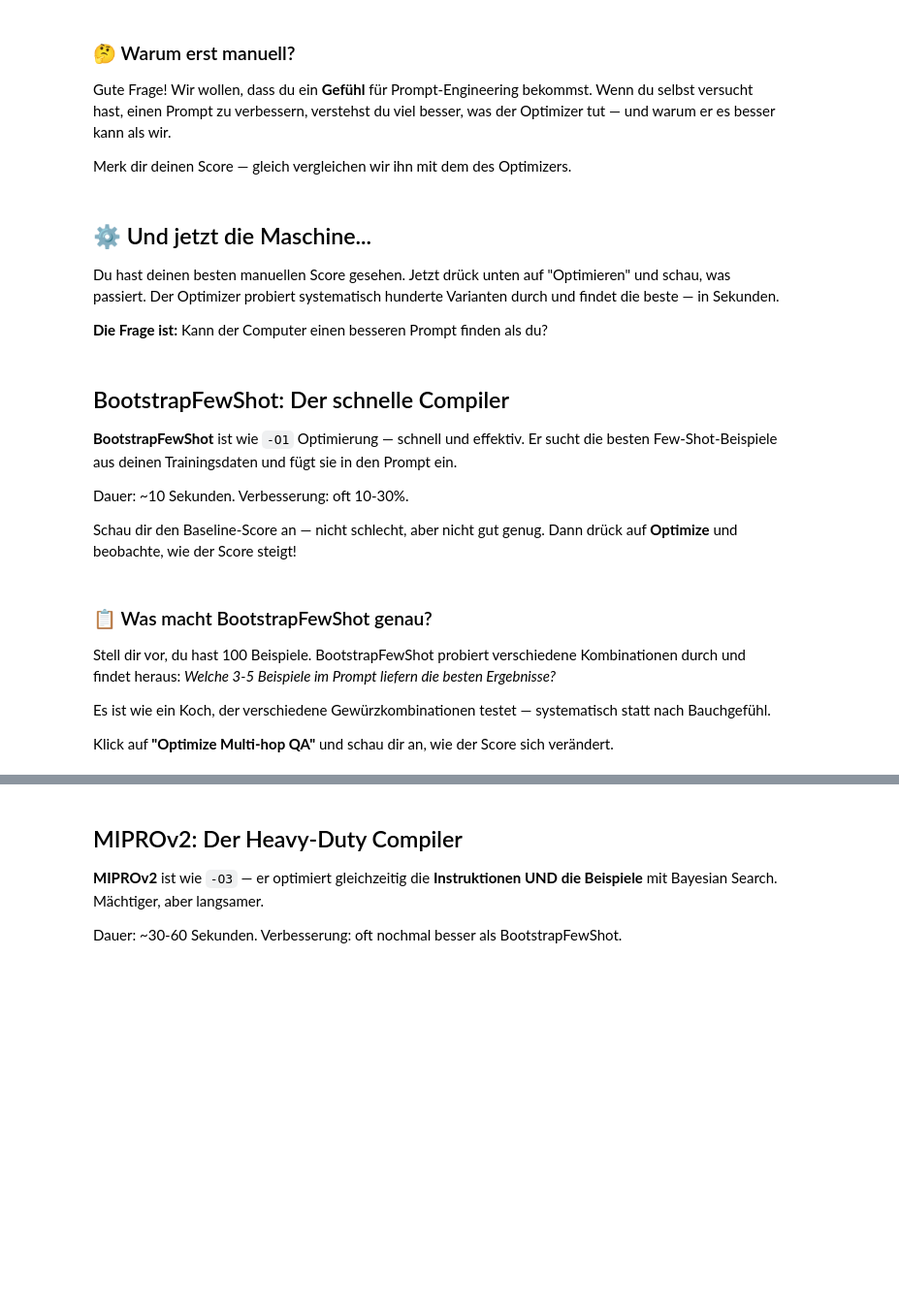
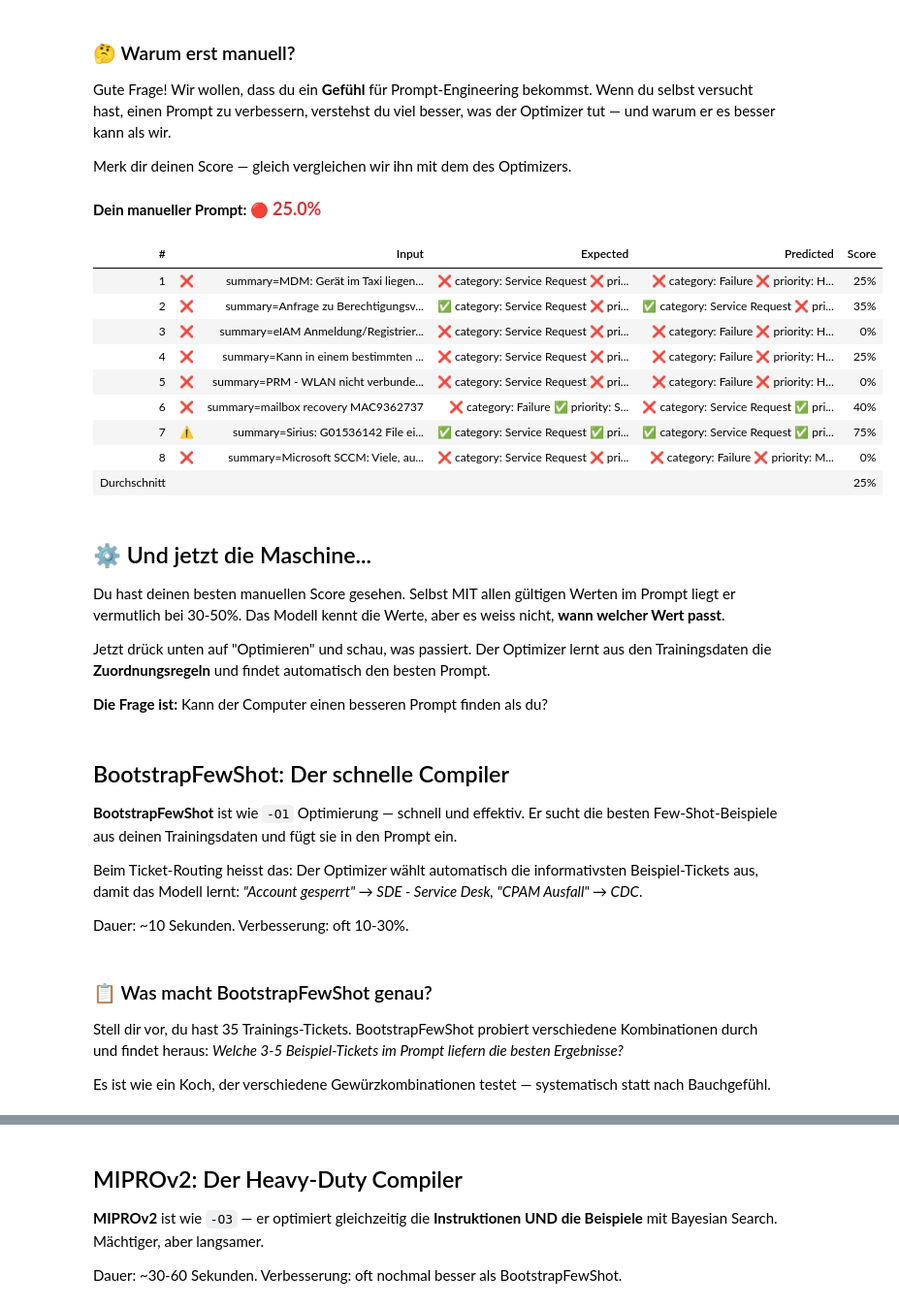
Before and after one commit to abossard/python-quart-vite-react, a Jupyter notebook: notebooks/02_optimization.ipynb, the cells around one changed output, grey strips where cells are left out. Shown at 97% size. Saved outputs shown, nothing was run; the diff lists cells and outputs as text; code cells hidden in the pictures; blank space fills up the shorter version.

```diff
--- a/notebooks/02_optimization.ipynb
+++ b/notebooks/02_optimization.ipynb
@@ -70,7 +99,34 @@ display(manual_workshop)
+# %%
+from dspy_tasks.actions import run_with_prompt
+from dspy_tasks.visualize import display_score, display_results_table
+
+# Dein manueller Versuch — ändere den Prompt und führe die Zelle erneut aus!
+MEIN_PROMPT = """Classify this IT support ticket.
+Category MUST be one of: Event NO Customer Impact, Failure, Service Request
+Priority MUST be one of: High, Medium, Standard
+Assigned group MUST be one of: SDE - Service Desk, OFC - Office & Collaboration, PRM - Premium Support, CDC - Client Design & Standard SW Integration, OUM - Incident, Helpdesk, Service-Center IKT, Service-Center IKT Bestellungen, Smartcard Office, CBCD - Container Basierte Cloud Dienste, OPC - Applikationen, DevOps - Rein, BVX - ePortal Service Line, IOM - Input / Output Mgmt., OPM - DLC Dispatching, O-SDK, ESTV-RSS-Stammdaten, FIB - BIT Store Bollwerk, Immobilien BAZG, Bedarfsmanagement, Güter und Ausrüstung"""
+
+result = run_with_prompt("ticket_routing", MEIN_PROMPT, max_eval=8)
+display_score("Dein manueller Prompt", result.score)
+display_results_table(result.individual_scores)
+# %% [output]
+Dein manueller Prompt: 🔴 25.0%
+| # |  | Input | Expected | Predicted | Score |
+| 1 | ❌ | summary=MDM: Gerät im Taxi liegen... | ❌ category: Service Request ❌ pri... | ❌ category: Failure ❌ priority: H... | 25% |
+| 2 | ❌ | summary=Anfrage zu Berechtigungsv... | ✅ category: Service Request ❌ pri... | ✅ category: Service Request ❌ pri... | 35% |
+| 3 | ❌ | summary=eIAM Anmeldung/Registrier... | ❌ category: Service Request ❌ pri... | ❌ category: Failure ❌ priority: H... | 0% |
+| 4 | ❌ | summary=Kann in einem bestimmten ... | ❌ category: Service Request ❌ pri... | ❌ category: Failure ❌ priority: H... | 25% |
+| 5 | ❌ | summary=PRM - WLAN nicht verbunde... | ❌ category: Service Request ❌ pri... | ❌ category: Failure ❌ priority: H... | 0% |
+| 6 | ❌ | summary=mailbox recovery MAC9362737 | ❌ category: Failure ✅ priority: S... | ❌ category: Service Request ✅ pri... | 40% |
+| 7 | ⚠️ | summary=Sirius: G01536142 File ei... | ✅ category: Service Request ✅ pri... | ✅ category: Service Request ✅ pri... | 75% |
+| 8 | ❌ | summary=Microsoft SCCM: Viele, au... | ❌ category: Service Request ❌ pri... | ❌ category: Failure ❌ priority: M... | 0% |
+| Durchschnitt |  |  |  |  | 25% |
 # %% [markdown]
 ## ⚙️ Und jetzt die Maschine...
 
-Du hast deinen besten manuellen Score gesehen. Jetzt drück unten auf "Optimieren" und schau, was passiert. Der Optimizer probiert systematisch hunderte Varianten durch und findet die beste — in Sekunden.
+Du hast deinen besten manuellen Score gesehen. Selbst MIT allen gültigen Werten im Prompt liegt er vermutlich bei 30-50%. Das Modell kennt die Werte, aber es weiss nicht, **wann welcher Wert passt**.
+
+Jetzt drück unten auf "Optimieren" und schau, was passiert. Der Optimizer lernt aus den Trainingsdaten die **Zuordnungsregeln** und findet automatisch den besten Prompt.
 
 **Die Frage ist:** Kann der Computer einen besseren Prompt finden als du?
 # %% [markdown]
@@ -78,14 +134,12 @@ Du hast deinen besten manuellen Score gesehen. Jetzt drück unten auf "Optimiere
 
 **BootstrapFewShot** ist wie `-O1` Optimierung — schnell und effektiv. Er sucht die besten Few-Shot-Beispiele aus deinen Trainingsdaten und fügt sie in den Prompt ein.
 
+Beim Ticket-Routing heisst das: Der Optimizer wählt automatisch die informativsten Beispiel-Tickets aus, damit das Modell lernt: *"Account gesperrt" → SDE - Service Desk, "CPAM Ausfall" → CDC*.
+
 Dauer: ~10 Sekunden. Verbesserung: oft 10-30%.
-
-Schau dir den Baseline-Score an — nicht schlecht, aber nicht gut genug. Dann drück auf **Optimize** und beobachte, wie der Score steigt!
 # %% [markdown]
 ### 📋 Was macht BootstrapFewShot genau?
 
-Stell dir vor, du hast 100 Beispiele. BootstrapFewShot probiert verschiedene Kombinationen durch und findet heraus: *Welche 3-5 Beispiele im Prompt liefern die besten Ergebnisse?*
+Stell dir vor, du hast 35 Trainings-Tickets. BootstrapFewShot probiert verschiedene Kombinationen durch und findet heraus: *Welche 3-5 Beispiel-Tickets im Prompt liefern die besten Ergebnisse?*
 
 Es ist wie ein Koch, der verschiedene Gewürzkombinationen testet — systematisch statt nach Bauchgefühl.
-
-Klick auf **"Optimize Multi-hop QA"** und schau dir an, wie der Score sich verändert.
```
Also changed, not shown: parts of 12 cells of this notebook, 6 other files.
